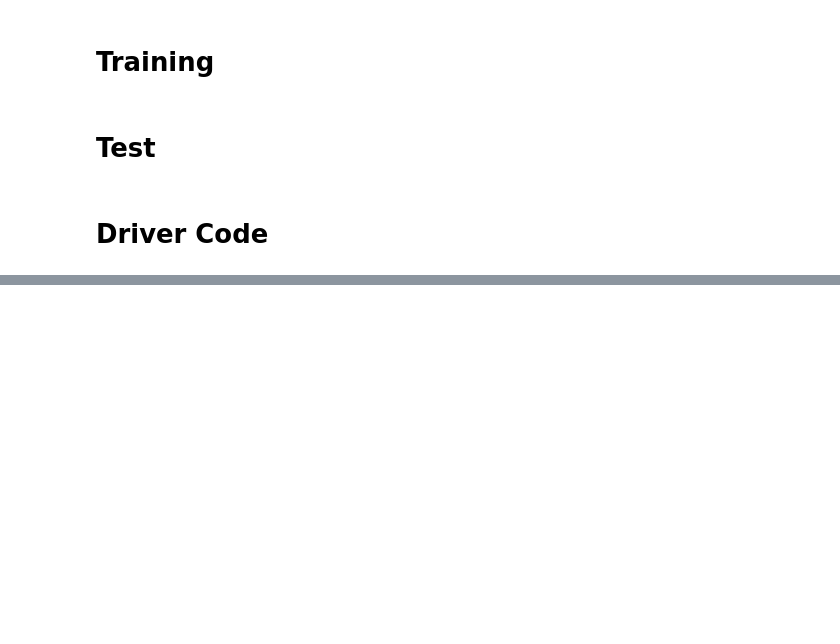
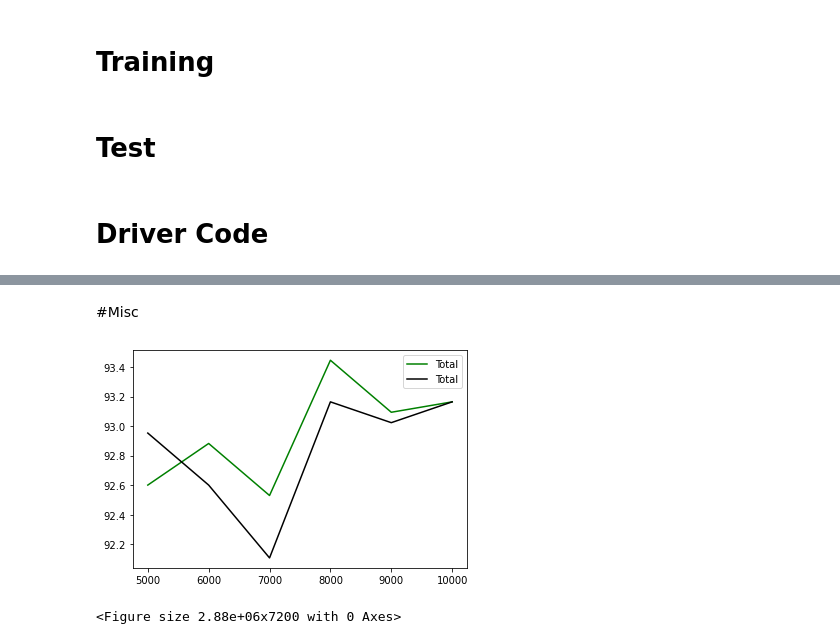
Before and after one commit to dhyanachidvilas/Hyperdimensional-Computing-v.-Deep-Learning, a Jupyter notebook: Language_Recognition_(Robustness_Testing).ipynb, the cells around one changed output, grey strips where cells are left out. Drawn from its saved outputs; the diff is of its cells as text; code cells hidden in the pictures; blank space fills up the shorter version.

```diff
--- a/Language_Recognition_(Robustness_Testing).ipynb
+++ b/Language_Recognition_(Robustness_Testing).ipynb
@@ -446,7 +518,3 @@ list_of_langs = ['X_English', 'X_French',
                                  'X_Sweedish', 'X_Dutch',
                                  'X_Turkish', 'X_German',
                                  'X_Danish', 'Total']
-
-df_res = pd.DataFrame(columns = list_of_langs)
-
-df_res_rob = pd.DataFrame(columns = list_of_langs)
@@ -473,6 +531,6 @@ df_res
 # %%
-dim = 5000
-letter_mappings = generateLetterMappings(dim)
-N_gram = 3
-language_vectors_norm = getLangVect(dim, N_gram, trainData, letter_mappings)
-df_res = test(dim, N_gram, testData, language_vectors_norm, df_res)
+# dim = 5000
+# letter_mappings = generateLetterMappings(dim)
+# N_gram = 3
+# language_vectors_norm = getLangVect(dim, N_gram, trainData, letter_mappings)
+# df_res = test(dim, N_gram, testData, language_vectors_norm, df_res)
@@ -574,3 +630,5 @@ df_new
+# %% [markdown]
+#Misc
 # %%
 ax = plt.gca()
 
@@ -591,12 +649,10 @@ ax = plt.gca()
 #         color = 'red',ax = ax)
 
 df_res.plot(kind = 'line',
-        x = 'Dimension',
         y = 'Total',
         color = 'green',ax = ax)
 
 df_res_rob.plot(kind = 'line',
-        x = 'Dimension',
         y = 'Total',
         color = 'black',ax = ax)
 
@@ -609,33 +665,36 @@ df_res_rob.plot(kind = 'line',
 # df_res.plot(kind = 'line',
 #         x = 'Dimension',
 #         y = 'X_Italian',
 #         color = 'violet',ax = ax)
 
 # df_res.plot(kind = 'line',
 #         x = 'Dimension',
 #         y = 'X_Sweedish',
 #         color = 'blue',ax = ax)
 
 # df_res.plot(kind = 'line',
 #         x = 'Dimension',
 #         y = 'X_Turkish',
 #         color = 'purple',ax = ax)
 
 # df_res.plot(kind = 'line',
 #         x = 'Dimension',
 #         y = 'X_Danish',
 #         color = 'indigo',ax = ax)
 
 # df_res.plot(kind = 'line',
 #         x = 'Dimension',
 #         y = 'X_Spanish',
 #         color = 'cyan',ax = ax)
 
 # show the plot
 f = plt.figure()
 f.set_figwidth(40000)
 f.set_figheight(100)
 plt.show()
+# %% [output]
+[figure, added]
+<Figure size 2.88e+06x7200 with 0 Axes>
 # %%
   # #{"English", "French", "Spanish", "Portugeese", "Italian", "Russian", "Sweedish", "Dutch", "Turkish", "German", "Danish"}
   # #Counter(
```
Also changed, not shown: parts of 37 cells of this notebook, 1 other file.
